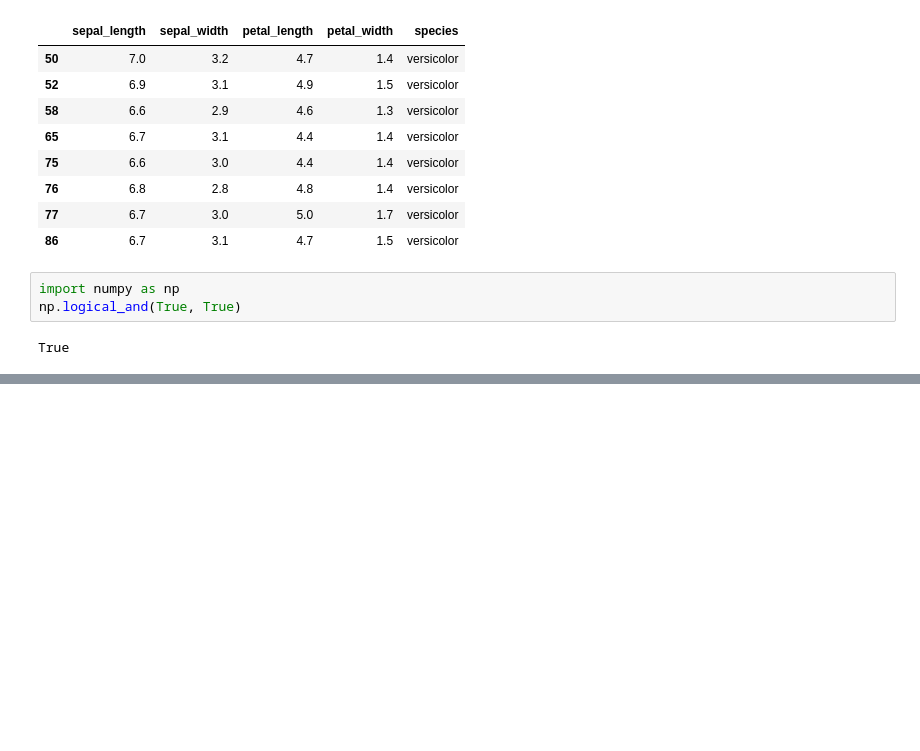
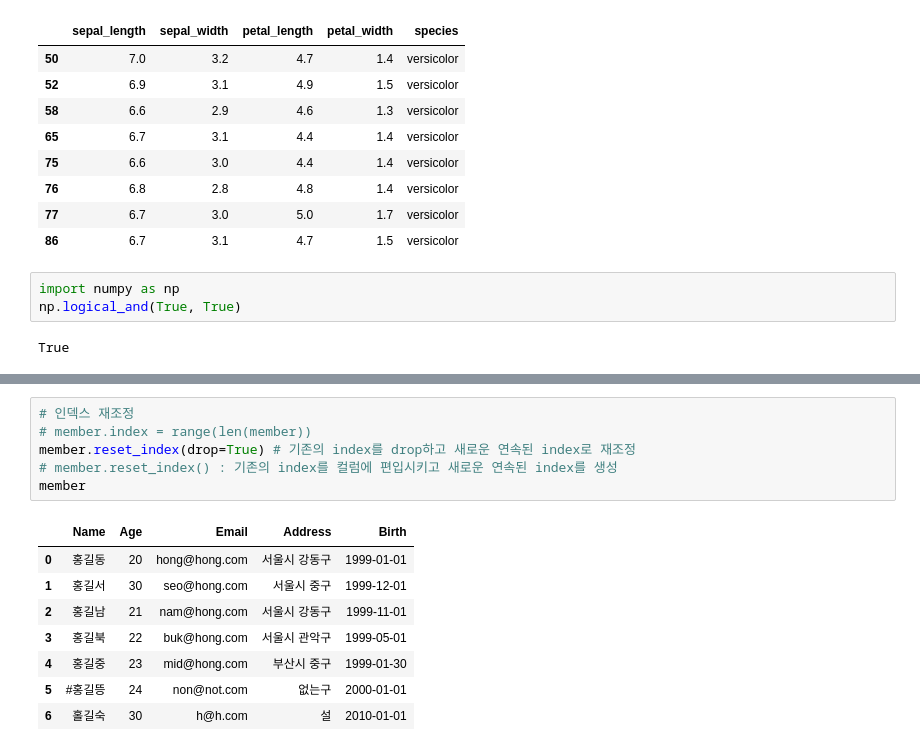
Before and after one commit to comlec/ai_x, a Jupyter notebook: source/01_python/ch11_데이터프레임과시리즈(Pandas)_1절~8절.ipynb, the cells around one changed output, grey strips where cells are left out. Cells and saved outputs as stored; diff of their text form; blank space fills up the shorter version.

```diff
--- a/source/01_python/ch11_데이터프레임과시리즈(Pandas)_1절~8절.ipynb
+++ b/source/01_python/ch11_데이터프레임과시리즈(Pandas)_1절~8절.ipynb
@@ -1204,0 +1222,15 @@ member
+# %%
+# 인덱스 재조정
+# member.index = range(len(member))
+member.reset_index(drop=True) # 기존의 index를 drop하고 새로운 연속된 index로 재조정
+# member.reset_index() : 기존의 index를 컬럼에 편입시키고 새로운 연속된 index를 생성
+member
+# %% [output]
+|  | Name | Age | Email | Address | Birth |
+| 0 | 홍길동 | 20 | hong@hong.com | 서울시 강동구 | 1999-01-01 |
+| 1 | 홍길서 | 30 | seo@hong.com | 서울시 중구 | 1999-12-01 |
+| 2 | 홍길남 | 21 | nam@hong.com | 서울시 강동구 | 1999-11-01 |
+| 3 | 홍길북 | 22 | buk@hong.com | 서울시 관악구 | 1999-05-01 |
+| 4 | 홍길중 | 23 | mid@hong.com | 부산시 중구 | 1999-01-30 |
+| 5 | #홍길뜽 | 24 | non@not.com | 없는구 | 2000-01-01 |
+| 6 | 홀길숙 | 30 | h@h.com | 설 | 2010-01-01 |
```
Also changed, not shown: parts of 40 cells of this notebook.
